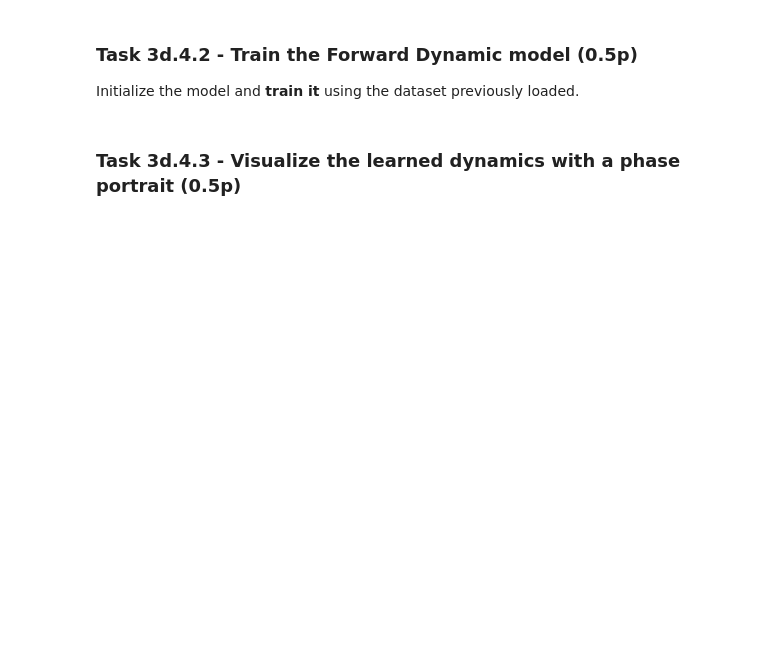
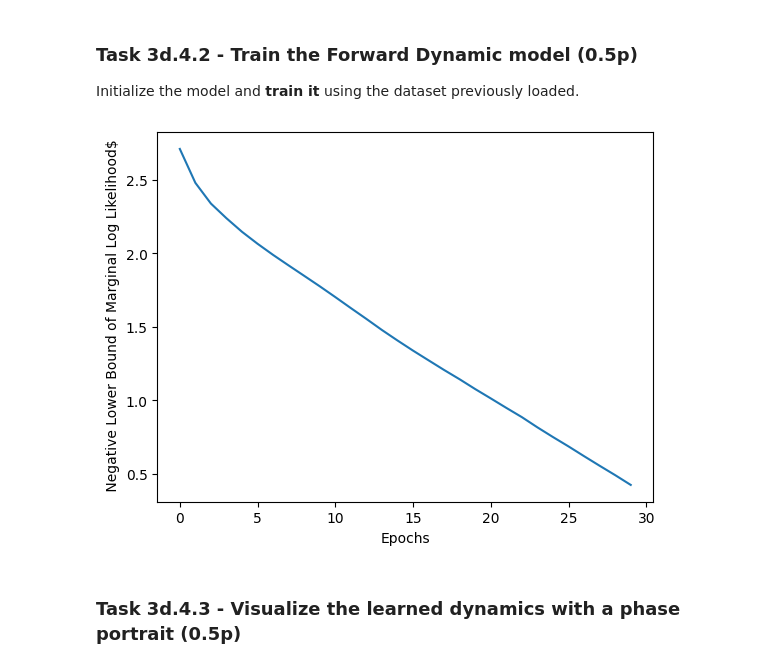
Before and after one commit to SimiOy/ics-pa-sv, a Jupyter notebook: assignment/problem_3/task_3d_fit_forward_dynamic_with_gp.ipynb, the cells around one changed output. Drawn from its saved outputs; the diff is of its cells as text; code cells hidden in the pictures; blank space fills up the shorter version.

```diff
--- a/assignment/problem_3/task_3d_fit_forward_dynamic_with_gp.ipynb
+++ b/assignment/problem_3/task_3d_fit_forward_dynamic_with_gp.ipynb
@@ -336,13 +350,15 @@ Initialize the model and **train it** using the dataset previously loaded.
 # %%
 # set random seed
 torch.manual_seed(42)
 
-# forward_model_small_osc =
-# YOUR CODE HERE
-raise NotImplementedError()
+forward_model_small_osc = ForwardDynamicsModel(X_small_osc, Y_small_osc)
+# YOUR CODE to train the gp
+forward_model_small_osc.train()
 
 # plot convergence of training loss
 forward_model_small_osc.plot_convergence(dataset_name_small_osc)
+# %% [output]
+[figure, added]
 # %% [markdown]
 ### Task 3d.4.3 - Visualize the learned dynamics with a phase portrait (0.5p)
 # %%
```
Also changed, not shown: parts of 13 cells of this notebook, 6 other files.
